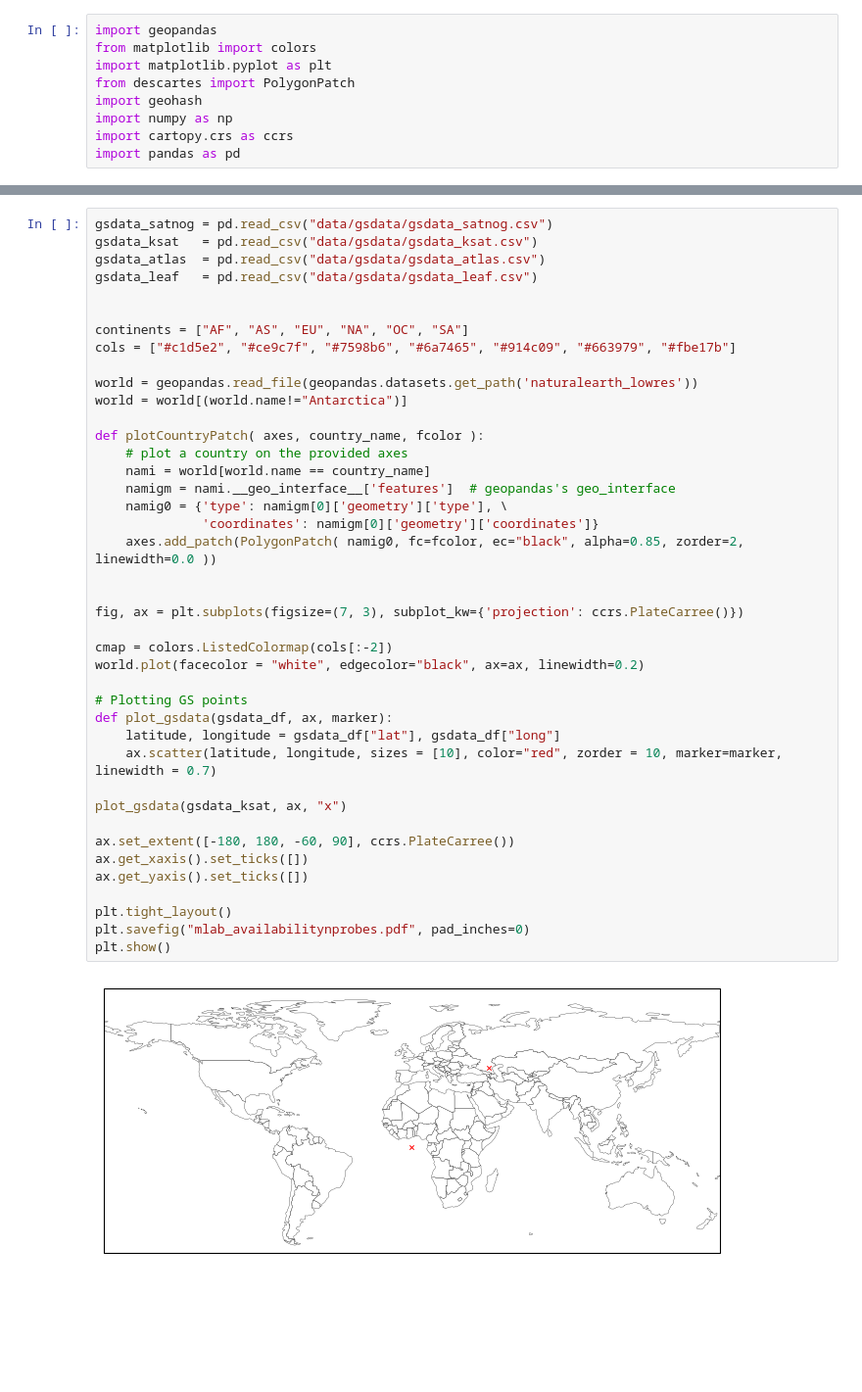
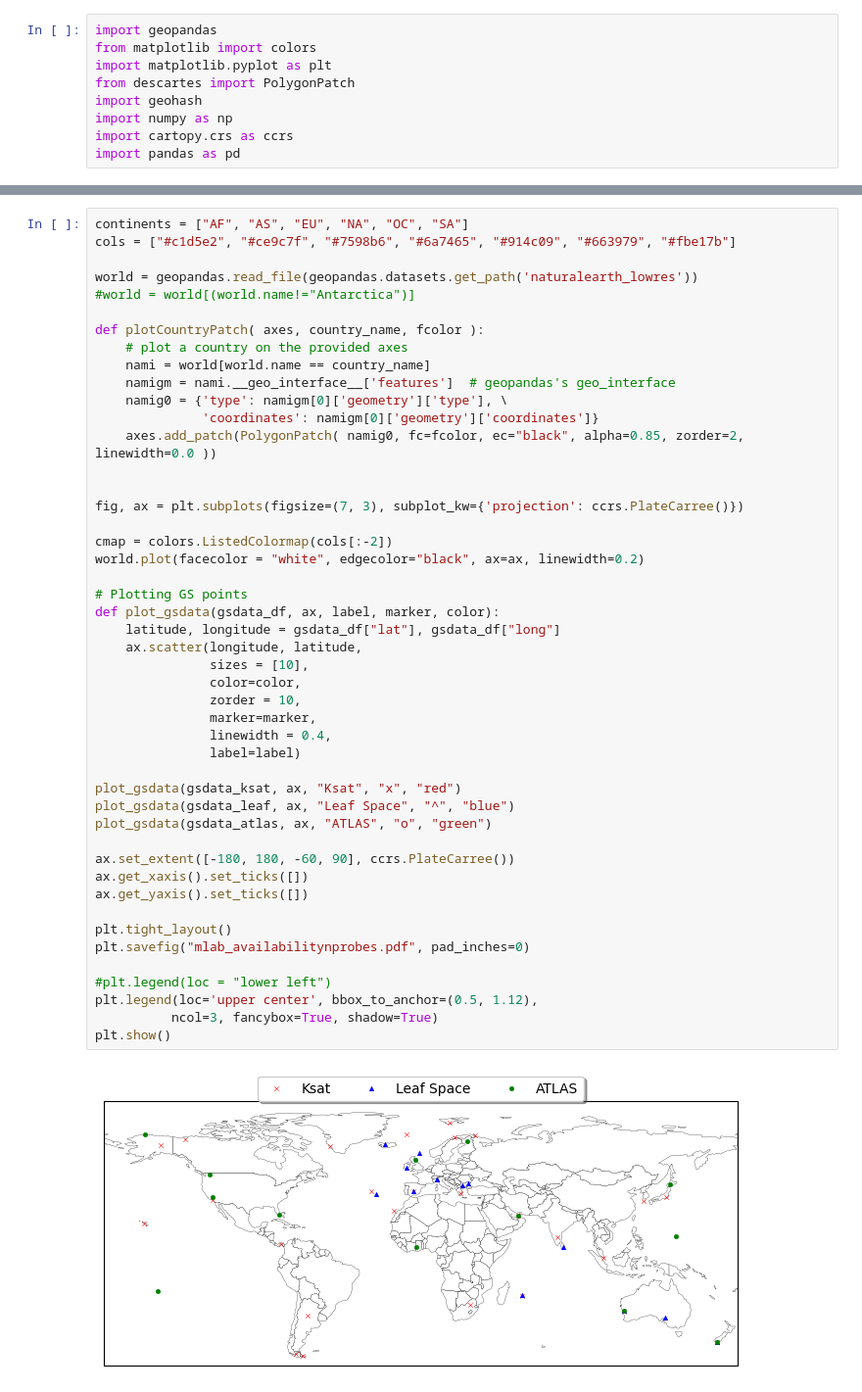
Before and after one commit to Rakagami/datascience_satellites_and_me, a Jupyter notebook: maps.ipynb, the cells around one changed output, grey strips where cells are left out. Shown: that part at 98% size. Saved outputs shown, nothing was run; the diff lists cells and outputs as text; blank space fills up the shorter version.

```diff
--- a/maps.ipynb
+++ b/maps.ipynb
@@ -10,43 +24,49 @@ import pandas as pd
 # %%
-gsdata_satnog = pd.read_csv("data/gsdata/gsdata_satnog.csv")
-gsdata_ksat   = pd.read_csv("data/gsdata/gsdata_ksat.csv")
-gsdata_atlas  = pd.read_csv("data/gsdata/gsdata_atlas.csv")
-gsdata_leaf   = pd.read_csv("data/gsdata/gsdata_leaf.csv")
-
-
 continents = ["AF", "AS", "EU", "NA", "OC", "SA"]
 cols = ["#c1d5e2", "#ce9c7f", "#7598b6", "#6a7465", "#914c09", "#663979", "#fbe17b"]
 
 world = geopandas.read_file(geopandas.datasets.get_path('naturalearth_lowres'))
-world = world[(world.name!="Antarctica")]
+#world = world[(world.name!="Antarctica")]
 
 def plotCountryPatch( axes, country_name, fcolor ):
     # plot a country on the provided axes
     nami = world[world.name == country_name]
     namigm = nami.__geo_interface__['features']  # geopandas's geo_interface
     namig0 = {'type': namigm[0]['geometry']['type'], \
               'coordinates': namigm[0]['geometry']['coordinates']}
     axes.add_patch(PolygonPatch( namig0, fc=fcolor, ec="black", alpha=0.85, zorder=2, linewidth=0.0 ))
 
 
 fig, ax = plt.subplots(figsize=(7, 3), subplot_kw={'projection': ccrs.PlateCarree()})
 
 cmap = colors.ListedColormap(cols[:-2])
 world.plot(facecolor = "white", edgecolor="black", ax=ax, linewidth=0.2)
 
 # Plotting GS points
-def plot_gsdata(gsdata_df, ax, marker):
+def plot_gsdata(gsdata_df, ax, label, marker, color):
     latitude, longitude = gsdata_df["lat"], gsdata_df["long"]
-    ax.scatter(latitude, longitude, sizes = [10], color="red", zorder = 10, marker=marker, linewidth = 0.7)
+    ax.scatter(longitude, latitude,
+               sizes = [10],
+               color=color,
+               zorder = 10,
+               marker=marker,
+               linewidth = 0.4,
+               label=label)
 
-plot_gsdata(gsdata_ksat, ax, "x")
+plot_gsdata(gsdata_ksat, ax, "Ksat", "x", "red")
+plot_gsdata(gsdata_leaf, ax, "Leaf Space", "^", "blue")
+plot_gsdata(gsdata_atlas, ax, "ATLAS", "o", "green")
 
 ax.set_extent([-180, 180, -60, 90], ccrs.PlateCarree())
 ax.get_xaxis().set_ticks([])
 ax.get_yaxis().set_ticks([])
 
 plt.tight_layout()
 plt.savefig("mlab_availabilitynprobes.pdf", pad_inches=0)
+
+#plt.legend(loc = "lower left")
+plt.legend(loc='upper center', bbox_to_anchor=(0.5, 1.12),
+          ncol=3, fancybox=True, shadow=True)
 plt.show()
 # %% [output]
-[figure, old version]
+[figure, new version]
```
Also changed, not shown: parts of 1 cell of this notebook.
